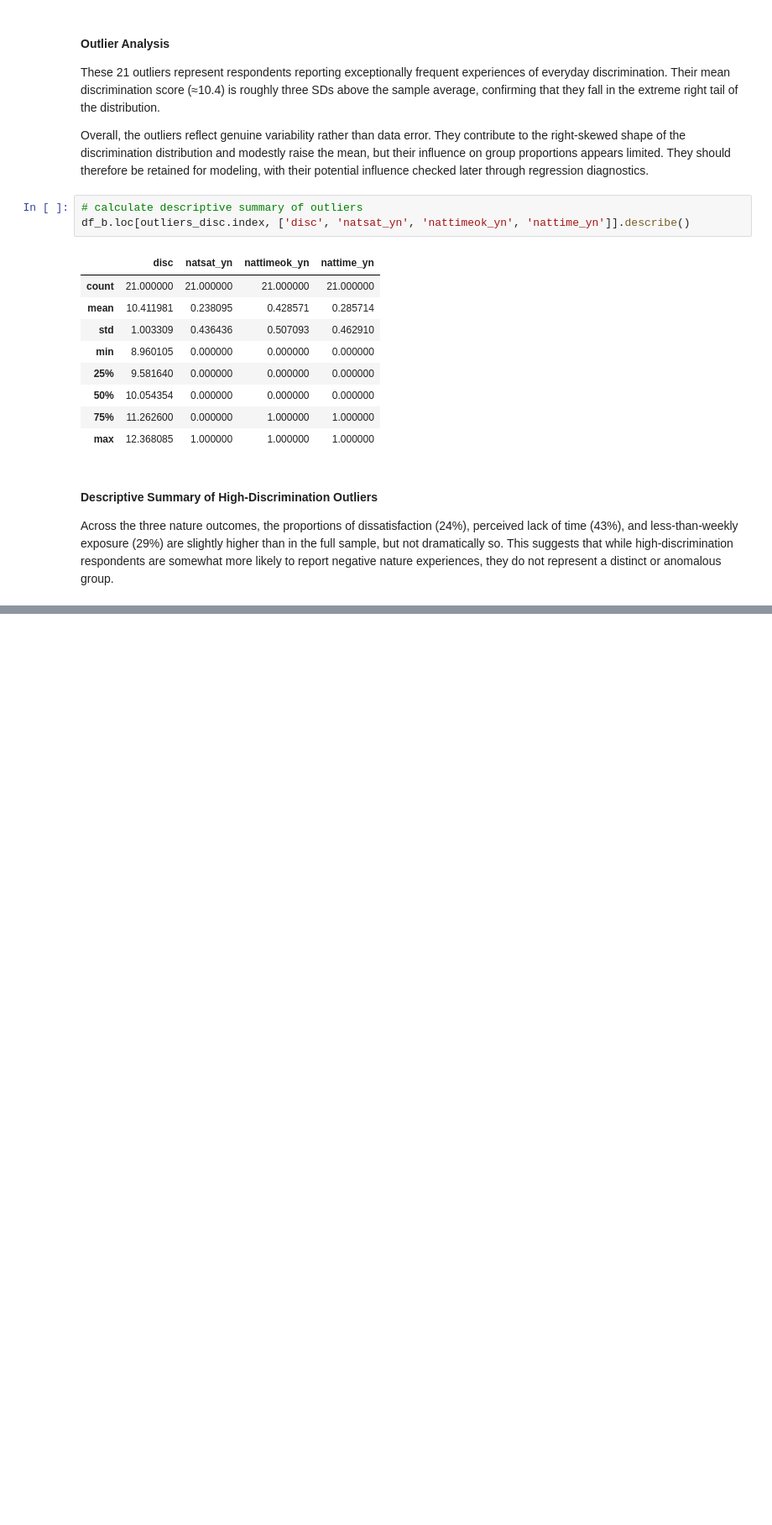
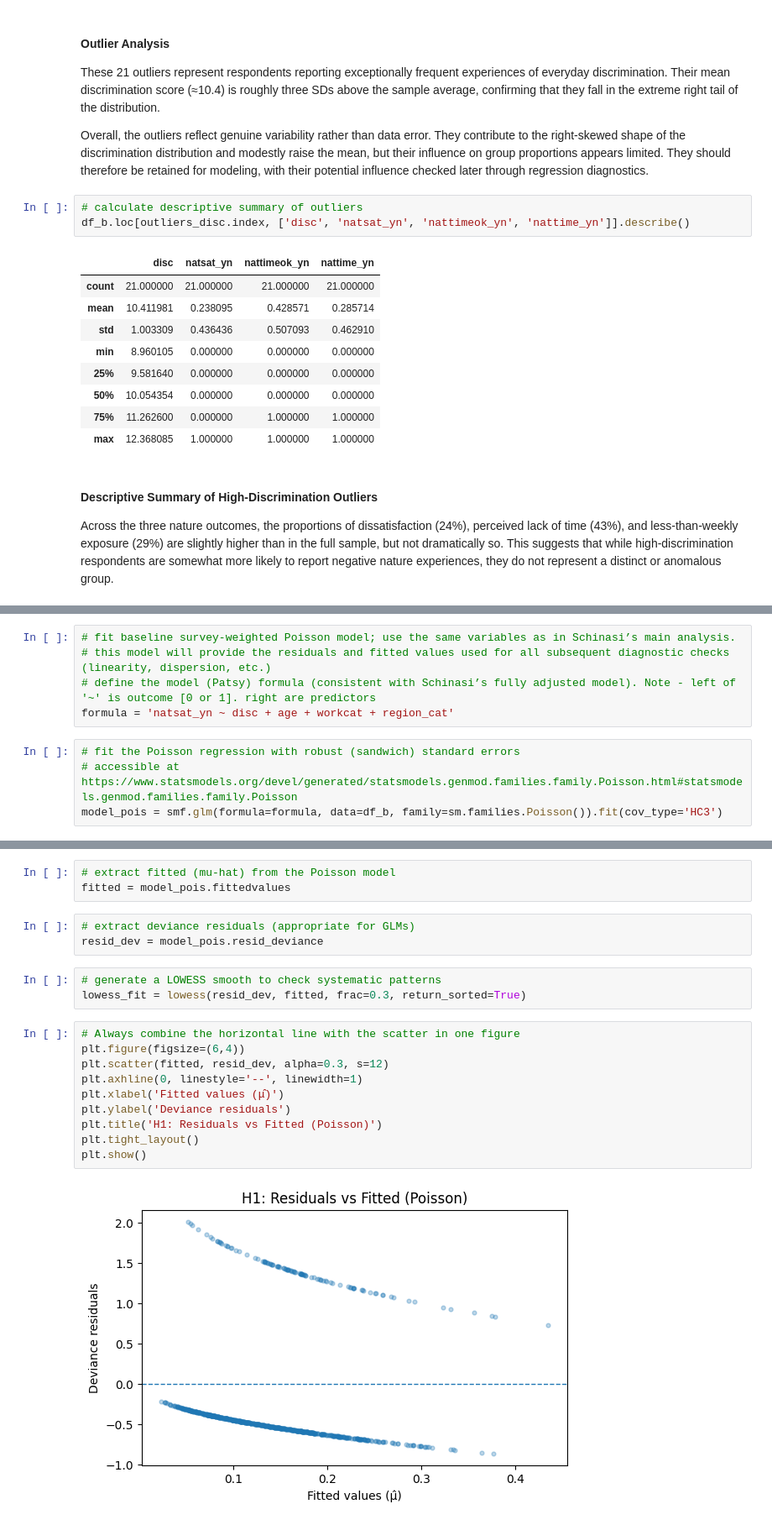
Before and after one commit to Mabus00/CSCI_6055_R, a Jupyter notebook: CSCI_6055_project.ipynb, the cells around one changed output, grey strips where cells are left out. Shown at 84% size. Drawn from its saved outputs; the diff is of its cells as text; blank space fills up the shorter version.

```diff
--- a/CSCI_6055_project.ipynb
+++ b/CSCI_6055_project.ipynb
@@ -472,0 +444,9 @@ df['EDS_z'] = (df['EDS_raw'] - df['EDS_raw'].mean()) / df['EDS_raw'].std()
+# %%
+# fit baseline survey-weighted Poisson model; use the same variables as in Schinasi’s main analysis.
+# this model will provide the residuals and fitted values used for all subsequent diagnostic checks (linearity, dispersion, etc.)
+# define the model (Patsy) formula (consistent with Schinasi’s fully adjusted model). Note - left of '~' is outcome [0 or 1]. right are predictors
+formula = 'natsat_yn ~ disc + age + workcat + region_cat'
+# %%
+# fit the Poisson regression with robust (sandwich) standard errors
+# accessible at https://www.statsmodels.org/devel/generated/statsmodels.genmod.families.family.Poisson.html#statsmodels.genmod.families.family.Poisson
+model_pois = smf.glm(formula=formula, data=df_b, family=sm.families.Poisson()).fit(cov_type='HC3')
@@ -472,0 +493,21 @@ df['EDS_z'] = (df['EDS_raw'] - df['EDS_raw'].mean()) / df['EDS_raw'].std()
+# %%
+# extract fitted (mu-hat) from the Poisson model
+fitted = model_pois.fittedvalues
+# %%
+# extract deviance residuals (appropriate for GLMs)
+resid_dev = model_pois.resid_deviance
+# %%
+# generate a LOWESS smooth to check systematic patterns
+lowess_fit = lowess(resid_dev, fitted, frac=0.3, return_sorted=True)
+# %%
+# Always combine the horizontal line with the scatter in one figure
+plt.figure(figsize=(6,4))
+plt.scatter(fitted, resid_dev, alpha=0.3, s=12)
+plt.axhline(0, linestyle='--', linewidth=1)
+plt.xlabel('Fitted values (μ̂)')
+plt.ylabel('Deviance residuals')
+plt.title('H1: Residuals vs Fitted (Poisson)')
+plt.tight_layout()
+plt.show()
+# %% [output]
+[figure, added]
```
Also changed, not shown: parts of 10 cells of this notebook.
